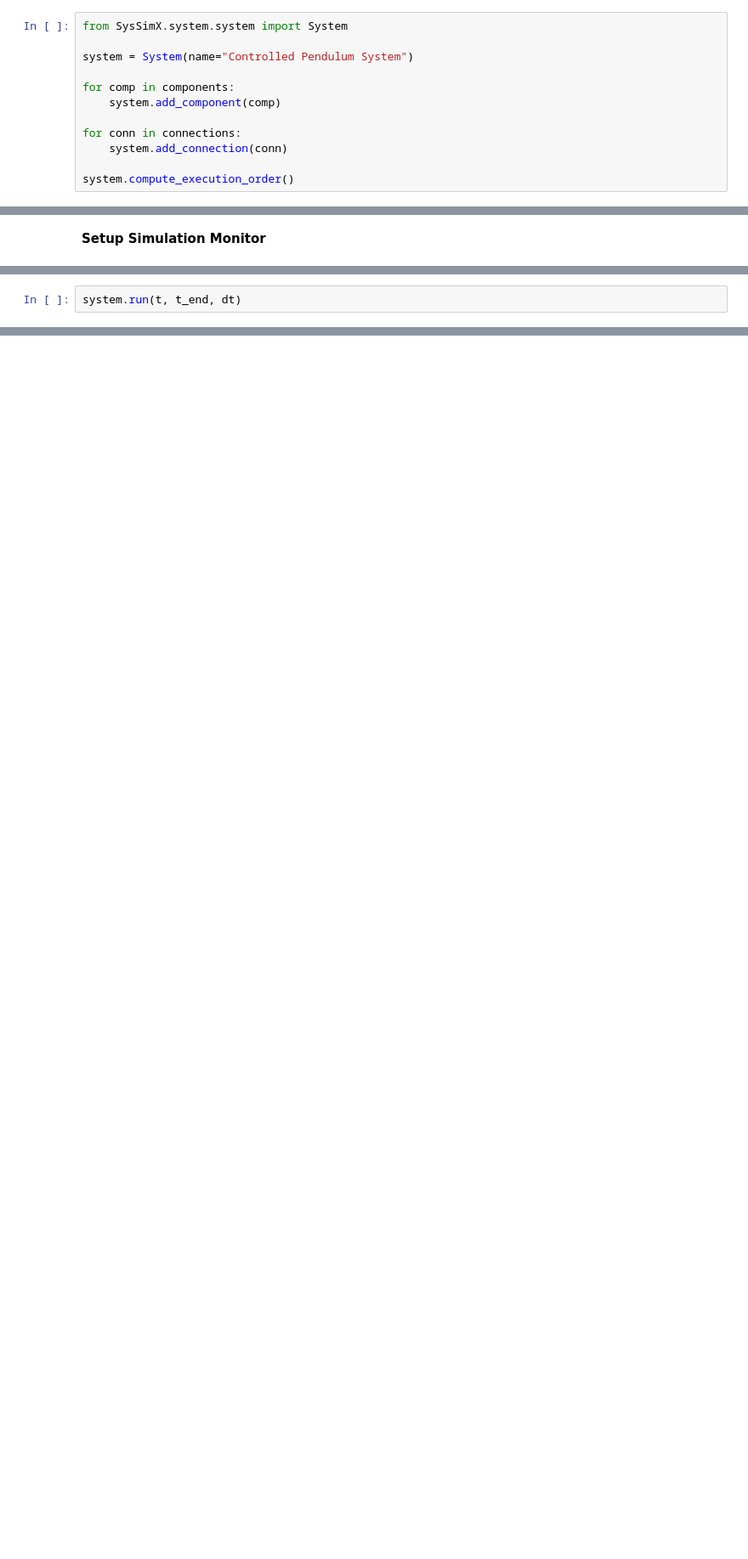
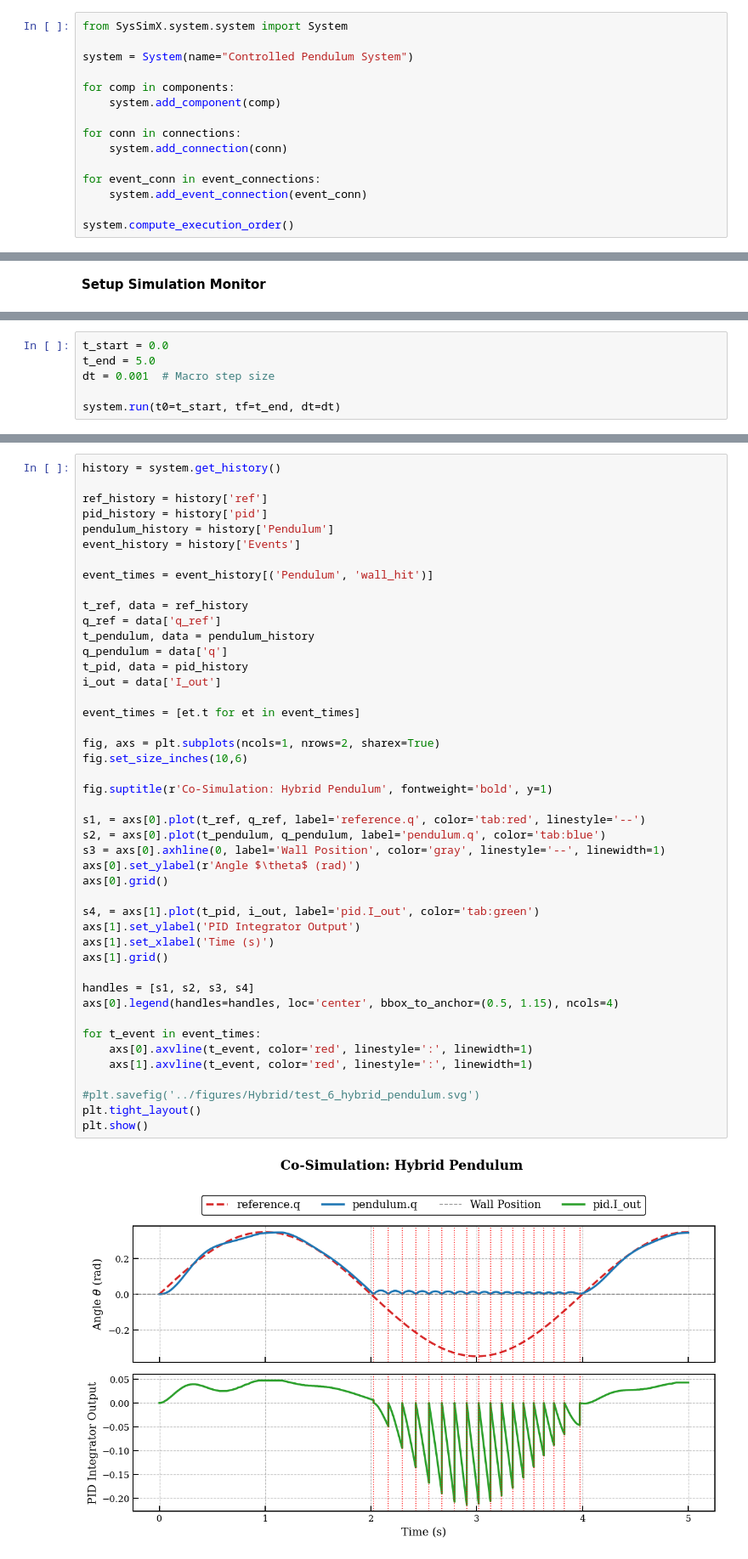
Before and after one commit to FlorianFrech/SystemSimulation, a Jupyter notebook: demos/ControlledPendulum/verification_master_wall.ipynb, the cells around one changed output, grey strips where cells are left out. Shown at 85% size. Cells and saved outputs as stored; diff of their text form; blank space fills up the shorter version.

```diff
--- a/demos/ControlledPendulum/verification_master_wall.ipynb
+++ b/demos/ControlledPendulum/verification_master_wall.ipynb
@@ -163,6 +201,9 @@ for comp in components:
 for conn in connections:
     system.add_connection(conn)
 
+for event_conn in event_connections:
+    system.add_event_connection(event_conn)
+
 system.compute_execution_order()
 # %% [markdown]
 **Create System Graph**
@@ -201,5 +237,9 @@ VBox(children=(HTML(value="<h3 style='color:#1565c0; font-family:Inter, sans-ser
 HTML(value="<h3 style='color:#1565c0; font-family:Inter, sans-serif; margin:15px 0 20px 0; text-align:center; …
 WebGuiWidget(layout=Layout(height='500px', width='100%'), value={'gui_settings': {}, 'ngsolve_version': '6.2.2…
 # %%
-system.run(t, t_end, dt)
+t_start = 0.0
+t_end = 5.0
+dt = 0.001  # Macro step size
+
+system.run(t0=t_start, tf=t_end, dt=dt)
 # %% [output]
@@ -208,0 +263,47 @@ KeyboardInterrupt:
+# %%
+history = system.get_history()
+
+ref_history = history['ref']
+pid_history = history['pid']
+pendulum_history = history['Pendulum']
+event_history = history['Events']
+
+event_times = event_history[('Pendulum', 'wall_hit')]
+
+t_ref, data = ref_history
+q_ref = data['q_ref']
+t_pendulum, data = pendulum_history
+q_pendulum = data['q']
+t_pid, data = pid_history
+i_out = data['I_out']
+
+event_times = [et.t for et in event_times]
+
+fig, axs = plt.subplots(ncols=1, nrows=2, sharex=True)
+fig.set_size_inches(10,6)
+
+fig.suptitle(r'Co-Simulation: Hybrid Pendulum', fontweight='bold', y=1)
+
+s1, = axs[0].plot(t_ref, q_ref, label='reference.q', color='tab:red', linestyle='--')
+s2, = axs[0].plot(t_pendulum, q_pendulum, label='pendulum.q', color='tab:blue')
+s3 = axs[0].axhline(0, label='Wall Position', color='gray', linestyle='--', linewidth=1)
+axs[0].set_ylabel(r'Angle $\theta$ (rad)')
+axs[0].grid()
+
+s4, = axs[1].plot(t_pid, i_out, label='pid.I_out', color='tab:green')
+axs[1].set_ylabel('PID Integrator Output')
+axs[1].set_xlabel('Time (s)')
+axs[1].grid()
+
+handles = [s1, s2, s3, s4]
+axs[0].legend(handles=handles, loc='center', bbox_to_anchor=(0.5, 1.15), ncols=4)
+
+for t_event in event_times:
+    axs[0].axvline(t_event, color='red', linestyle=':', linewidth=1)
+    axs[1].axvline(t_event, color='red', linestyle=':', linewidth=1)
+
+#plt.savefig('../figures/Hybrid/test_6_hybrid_pendulum.svg')
+plt.tight_layout()
+plt.show()
+# %% [output]
+[figure, added]
```
Also changed, not shown: parts of 13 cells of this notebook, 25 other files.
